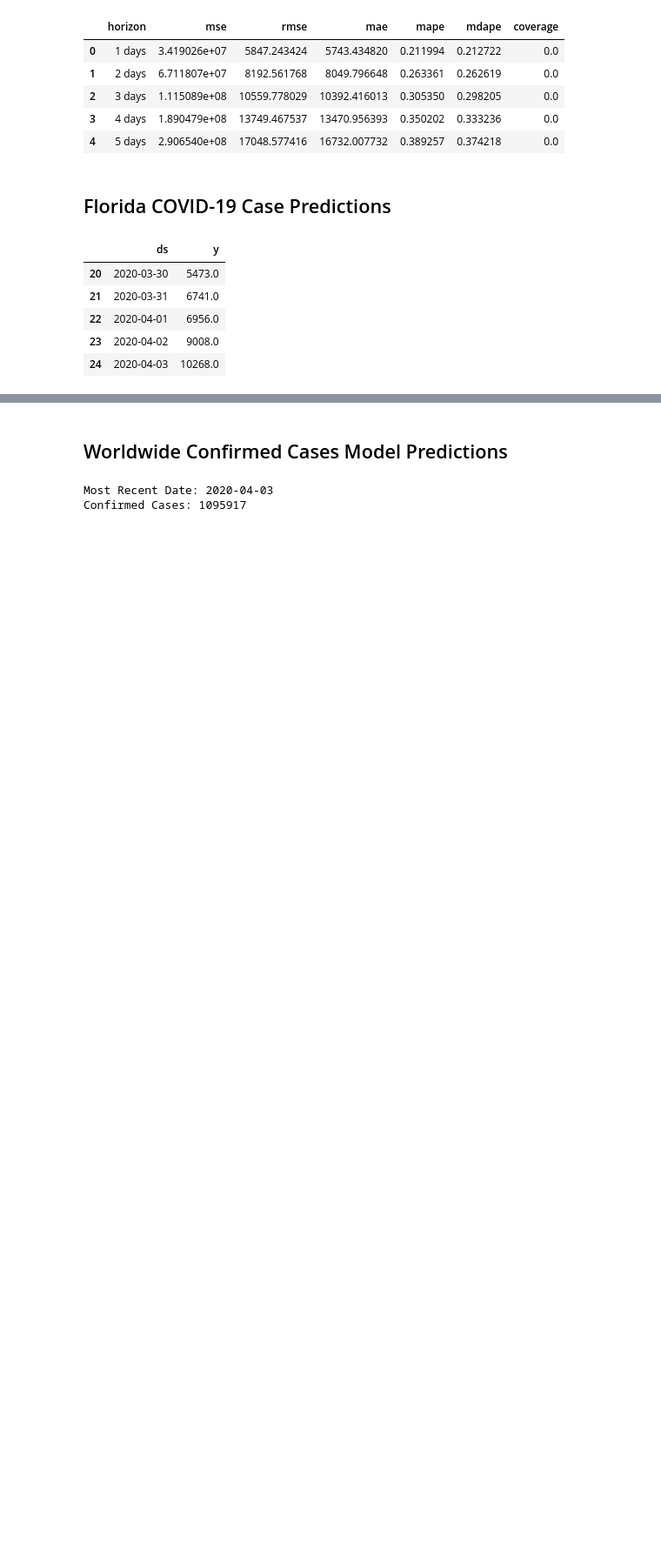
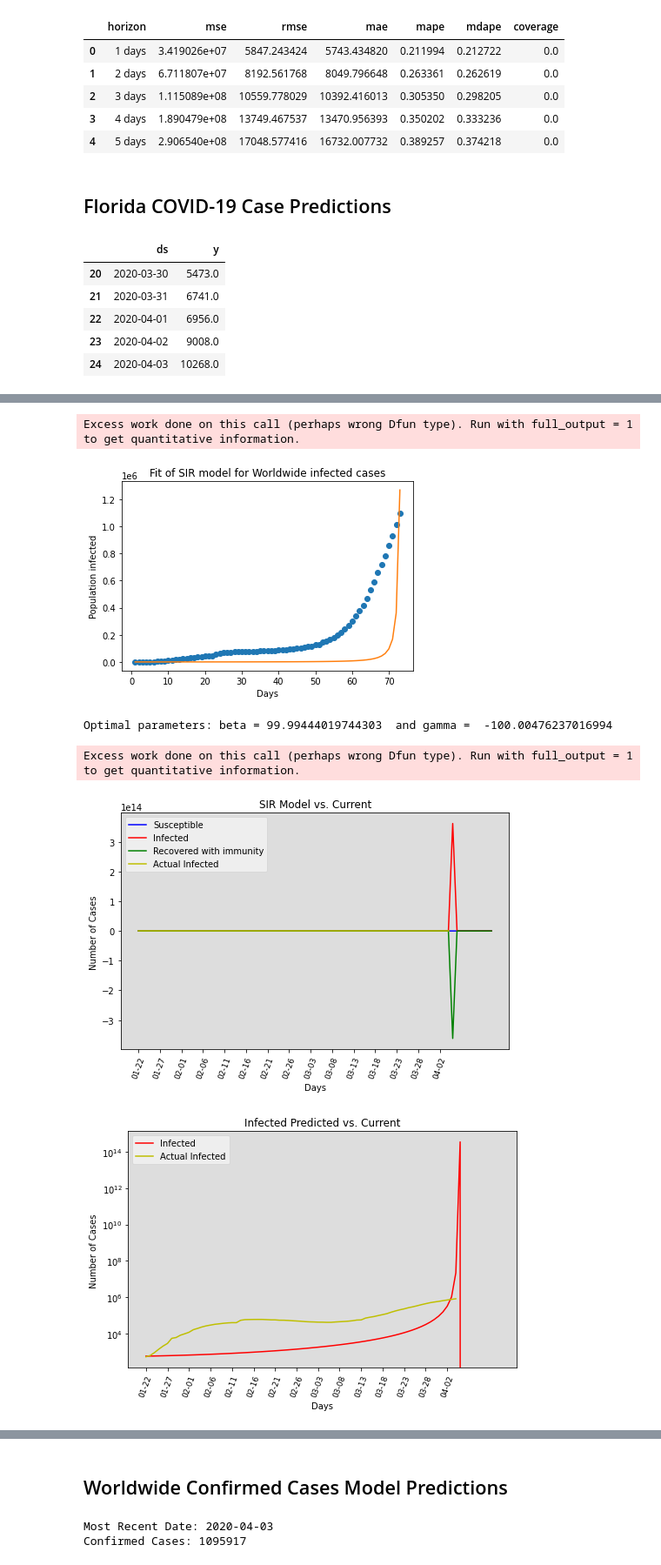
Before and after one commit to UFDataScienceRDLM/CoronavirusPrediction, a Jupyter notebook: COVID-19 Prediction.ipynb, the cells around one changed output, grey strips where cells are left out. Shown: that part at 87% size. Drawn from its saved outputs; the diff is of its cells as text; code cells hidden in the pictures; blank space fills up the shorter version.

```diff
--- a/COVID-19 Prediction.ipynb
+++ b/COVID-19 Prediction.ipynb
@@ -1260,0 +1311,66 @@ fl_deaths_forecast_plot = fl_m.plot(fl_forecast)
+# %%
+# Worldwide SIR Model
+
+def fit_odeint(x, b, g):
+    return integrate.odeint(SIR, (s_0, i_0, r_0), day_count, args=(b, g))[:,1]
+
+popt, pcov = optimize.curve_fit(fit_odeint, day_count, world_confirmed)
+fitted = fit_odeint(day_count, *popt)
+
+# plotting fitted infected vs actual
+plt.plot(day_count, world_confirmed, 'o')
+plt.plot(day_count, fitted)
+plt.title("Fit of SIR model for Worldwide infected cases")
+plt.ylabel("Population infected")
+plt.xlabel("Days")
+plt.show()
+print("Optimal parameters: beta =", popt[0], " and gamma = ", popt[1])
+
+b = popt[0]
+g= popt[1]
+# result=fit_odeint(day_count, b, g)
+# t = np.linspace(0, 83, 83)
+result = odeint(SIR2, [s_0, i_0, r_0], t, args=(b, g))
+S, I, R = result.T
+# t_np = np.array(t)
+
+short_dates = []
+for i in range(len(day_count)):
+     short_dates.append((start_short + datetime.timedelta(days=i)).strftime('%m-%d'))
+
+# plotting fitted SIR model values vs actual
+fig = plt.figure(figsize=(8,5))
+ax = fig.add_subplot(111, facecolor='#dddddd', axisbelow=True)
+# ax.set_yscale('lin')
+ax.plot(future_range_dates_short, S, 'b', label='Susceptible')
+ax.plot(future_range_dates_short, I, 'r', label='Infected')
+ax.plot(future_range_dates_short, R, 'g', label='Recovered with immunity')
+ax.plot(short_dates, world_infected_actual, 'y', label='Actual Infected')
+ax.set_xlabel('Days')
+ax.set_ylabel('Number of Cases ')
+ax.set_title("SIR Model vs. Current")
+plt.xticks(np.arange(len(short_dates), step=5),size=9, rotation=70)
+legend = ax.legend()
+legend.get_frame().set_alpha(0.5)
+plt.show()
+
+# plotting fitted SIR model values vs actual
+fig = plt.figure(figsize=(8,5))
+ax = fig.add_subplot(111, facecolor='#dddddd', axisbelow=True)
+ax.set_yscale('log')
+ax.plot(future_range_dates_short, I, 'r', label='Infected')
+ax.plot(short_dates, world_infected_actual, 'y', label='Actual Infected')
+ax.set_xlabel('Days')
+ax.set_ylabel('Number of Cases ')
+ax.set_title("Infected Predicted vs. Current")
+plt.xticks(np.arange(len(short_dates), step=5),size=9, rotation=70)
+legend = ax.legend()
+legend.get_frame().set_alpha(0.5)
+plt.show()
+# %% [output]
+Excess work done on this call (perhaps wrong Dfun type). Run with full_output = 1 to get quantitative information.
+[figure, added]
+Optimal parameters: beta = 99.99444019744303  and gamma =  -100.00476237016994
+Excess work done on this call (perhaps wrong Dfun type). Run with full_output = 1 to get quantitative information.
+[figure, added]
+[figure, added]
```
Also changed, not shown: parts of 42 cells of this notebook.
